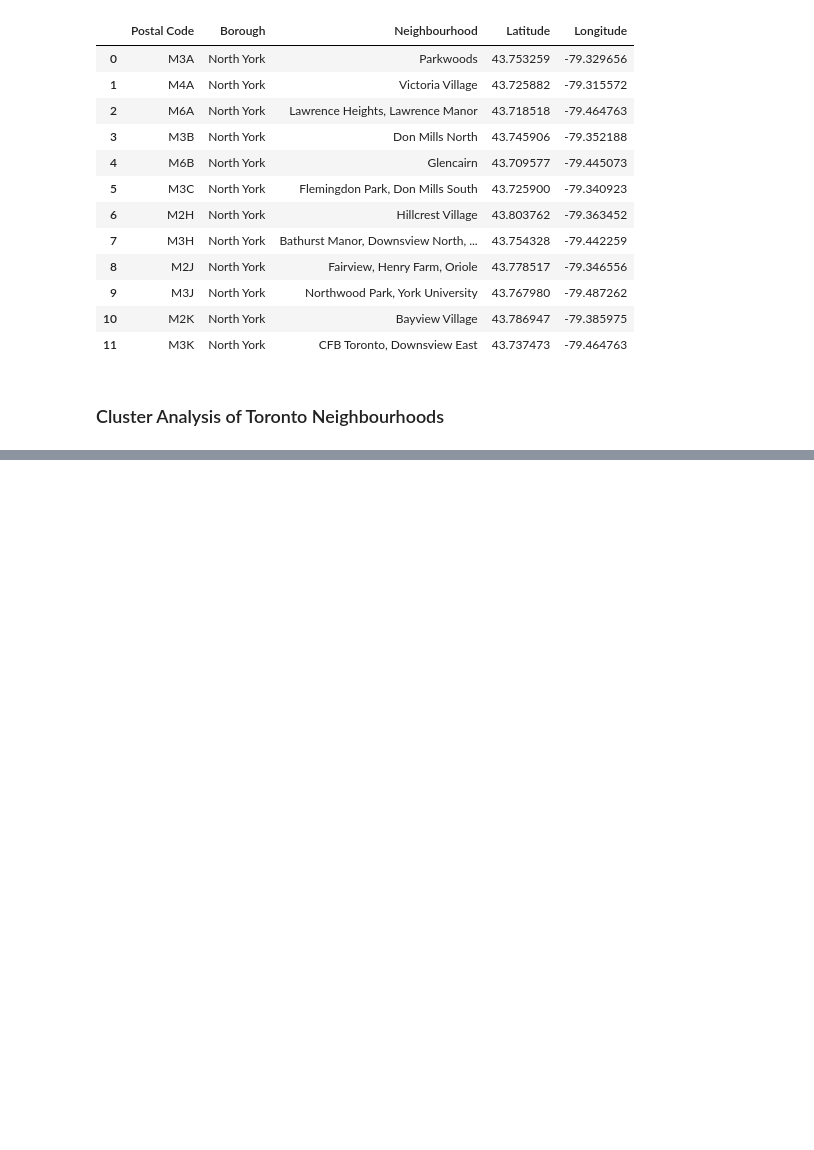
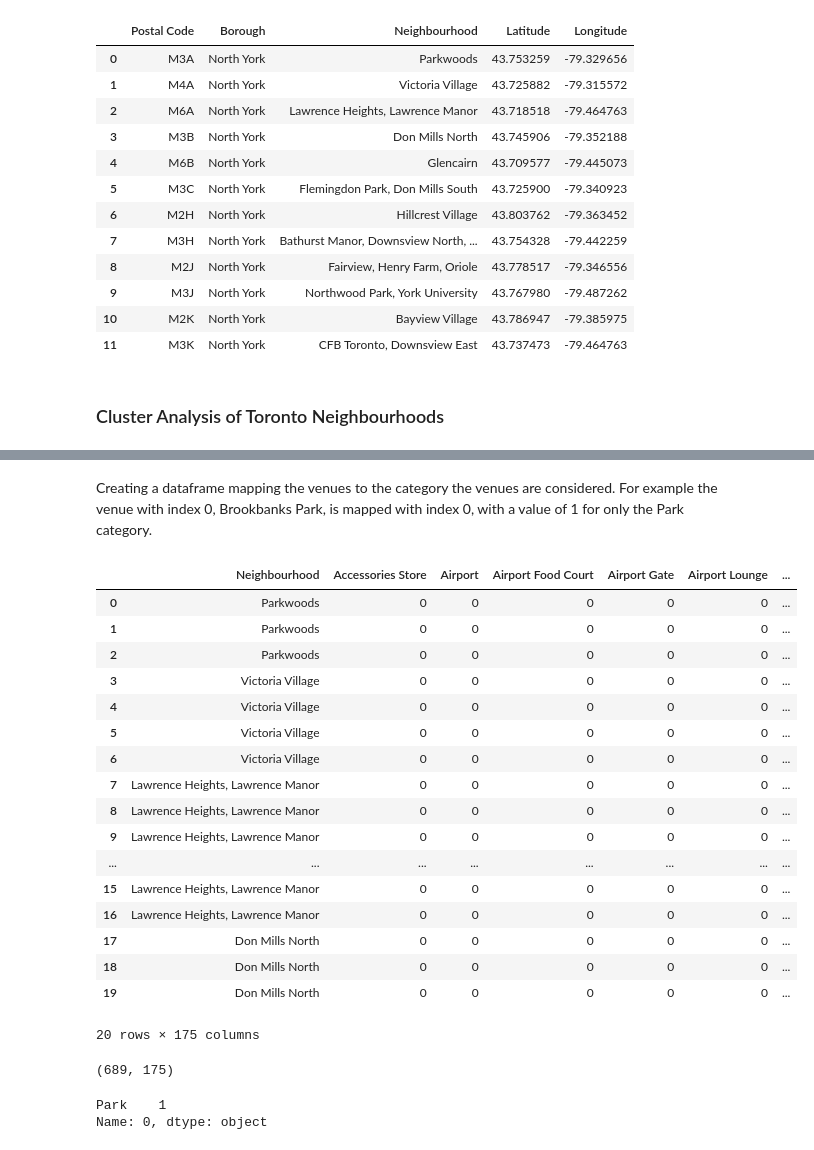
Before and after one commit to smithg1390/Coursera_Capstone, a Jupyter notebook: Applied Data Science Capstone.ipynb, the cells around one changed output, grey strips where cells are left out. Cells and saved outputs as stored; diff of their text form; code cells hidden in the pictures; blank space fills up the shorter version.

```diff
--- a/Applied Data Science Capstone.ipynb
+++ b/Applied Data Science Capstone.ipynb
@@ -191,4 +197,7 @@ VERSION = datetime.datetime.now().strftime("%Y%m%d")
 # %%
+import requests
+from pandas.io.json import json_normalize
+
 def getNearbyVenues(names, latitudes, longitudes, radius=500):
 
     venues_list=[]
@@ -219,9 +228,9 @@ def getNearbyVenues(names, latitudes, longitudes, radius=500):
             v['venue']['categories'][0]['name']) for v in results])
 
     nearby_venues = pd.DataFrame([item for venue_list in venues_list for item in venue_list])
-    nearby_venues.columns = ['Neighborhood',
-                  'Neighborhood Latitude',
-                  'Neighborhood Longitude',
+    nearby_venues.columns = ['Neighbourhood',
+                  'Neighbourhood Latitude',
+                  'Neighbourhood Longitude',
                   'Venue',
                   'Venue Latitude',
                   'Venue Longitude',
@@ -234,0 +242,6 @@ df_toronto_neigh_2.loc[0, 'Neighbourhood']
+# %%
+LIMIT=10
+df_toronto_neigh_venues = getNearbyVenues(names=df_toronto_neigh_2['Neighbourhood'],
+                                          latitudes=df_toronto_neigh_2['Latitude'],
+                                          longitudes=df_toronto_neigh_2['Longitude']
+                                          )
@@ -234,0 +284,42 @@ df_toronto_neigh_2.loc[0, 'Neighbourhood']
+# %% [markdown]
+Creating a dataframe mapping the venues to the category the venues are considered. For example the venue with index 0, Brookbanks Park, is mapped with index 0, with a value of 1 for only the Park category.
+# %%
+# one hot encoding
+toronto_onehot = pd.get_dummies(df_toronto_neigh_venues[['Venue Category']], prefix="", prefix_sep="")
+
+# add neighborhood column back to dataframe
+toronto_onehot['Neighbourhood'] = df_toronto_neigh_venues['Neighbourhood']
+
+# move neighborhood column to the first column
+fixed_columns = [toronto_onehot.columns[-1]] + list(toronto_onehot.columns[:-1])
+toronto_onehot = toronto_onehot[fixed_columns]
+
+toronto_onehot.head(20)
+# %% [output]
+|  | Neighbourhood | Accessories Store | Airport | Airport Food Court | Airport Gate | Airport Lounge | ... |
+| 0 | Parkwoods | 0 | 0 | 0 | 0 | 0 | ... |
+| 1 | Parkwoods | 0 | 0 | 0 | 0 | 0 | ... |
+| 2 | Parkwoods | 0 | 0 | 0 | 0 | 0 | ... |
+| 3 | Victoria Village | 0 | 0 | 0 | 0 | 0 | ... |
+| 4 | Victoria Village | 0 | 0 | 0 | 0 | 0 | ... |
+| 5 | Victoria Village | 0 | 0 | 0 | 0 | 0 | ... |
+| 6 | Victoria Village | 0 | 0 | 0 | 0 | 0 | ... |
+| 7 | Lawrence Heights, Lawrence Manor | 0 | 0 | 0 | 0 | 0 | ... |
+| 8 | Lawrence Heights, Lawrence Manor | 0 | 0 | 0 | 0 | 0 | ... |
+| 9 | Lawrence Heights, Lawrence Manor | 0 | 0 | 0 | 0 | 0 | ... |
+| ... | ... | ... | ... | ... | ... | ... | ... |
+| 15 | Lawrence Heights, Lawrence Manor | 0 | 0 | 0 | 0 | 0 | ... |
+| 16 | Lawrence Heights, Lawrence Manor | 0 | 0 | 0 | 0 | 0 | ... |
+| 17 | Don Mills North | 0 | 0 | 0 | 0 | 0 | ... |
+| 18 | Don Mills North | 0 | 0 | 0 | 0 | 0 | ... |
+| 19 | Don Mills North | 0 | 0 | 0 | 0 | 0 | ... |
+20 rows × 175 columns
+# %%
+toronto_onehot.shape
+# %% [output]
+(689, 175)
+# %%
+toronto_onehot.iloc[0][toronto_onehot.iloc[0]==1]
+# %% [output]
+Park    1
+Name: 0, dtype: object
```
Also changed, not shown: parts of 28 cells of this notebook.
